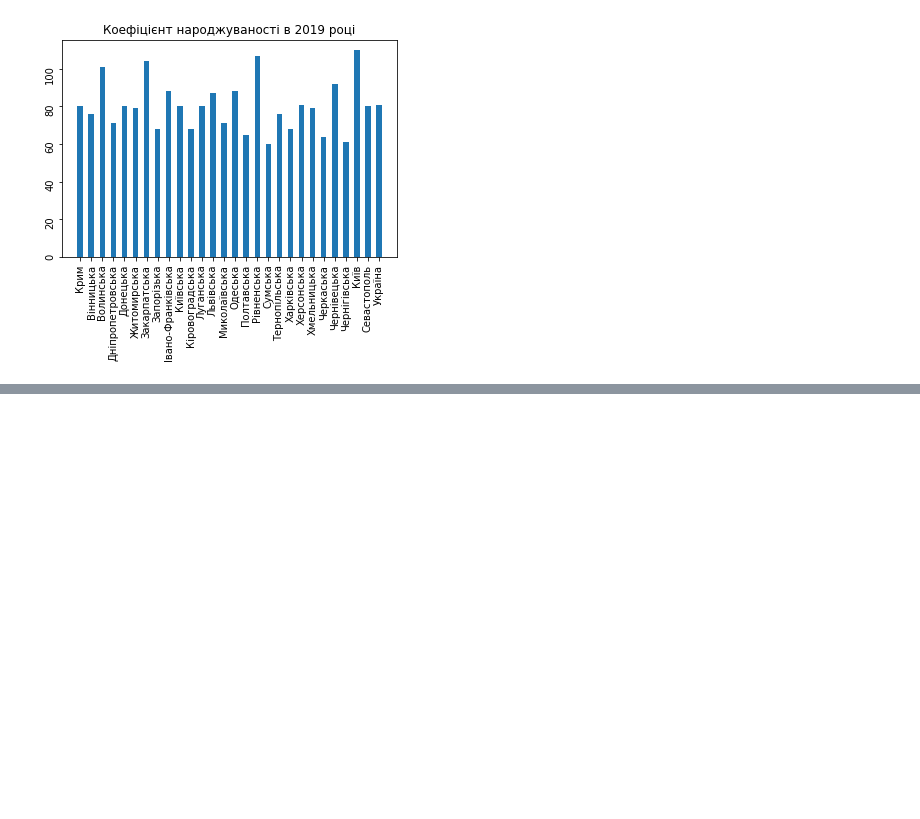
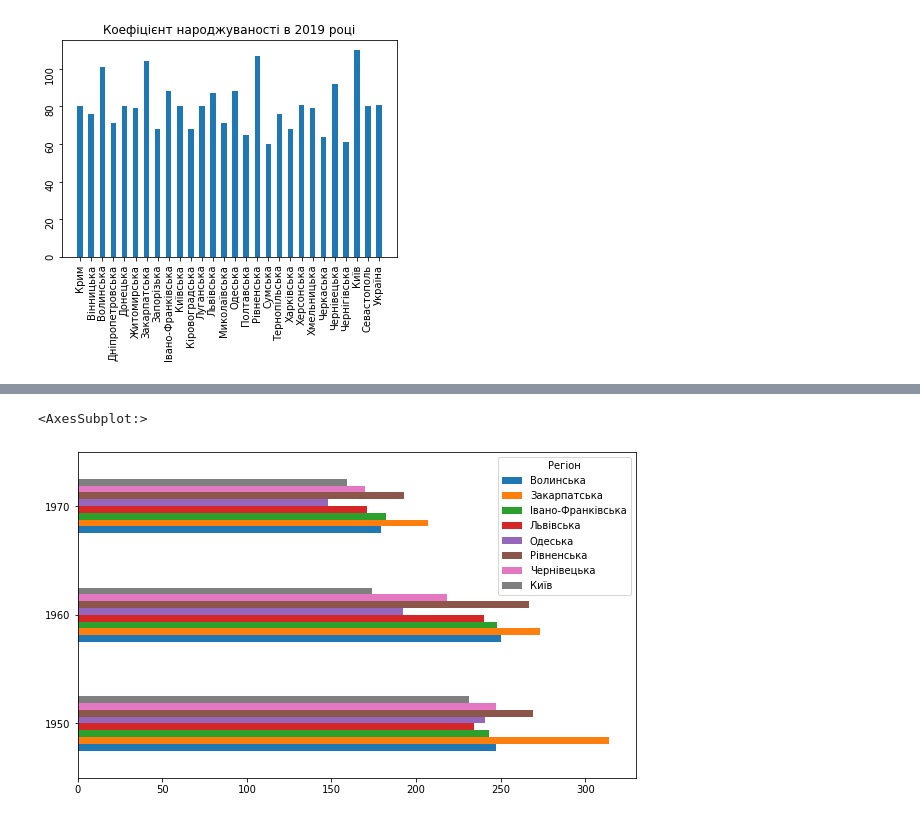
Before and after one commit to kovalch/GoIT_PythonDataScience, a Jupyter notebook: m02/Hw2.1.ipynb, the cells around one changed output, grey strips where cells are left out. Cells and saved outputs as stored; diff of their text form; code cells hidden in the pictures; blank space fills up the shorter version.

```diff
--- a/m02/Hw2.1.ipynb
+++ b/m02/Hw2.1.ipynb
@@ -187,0 +255,5 @@ plt.show()
+# %%
+df_largest_T.head(3).plot(kind='barh',figsize=(10,6))
+# %% [output]
+<AxesSubplot:>
+[figure, added]
```
Also changed, not shown: parts of 8 cells of this notebook, 2 other files.
